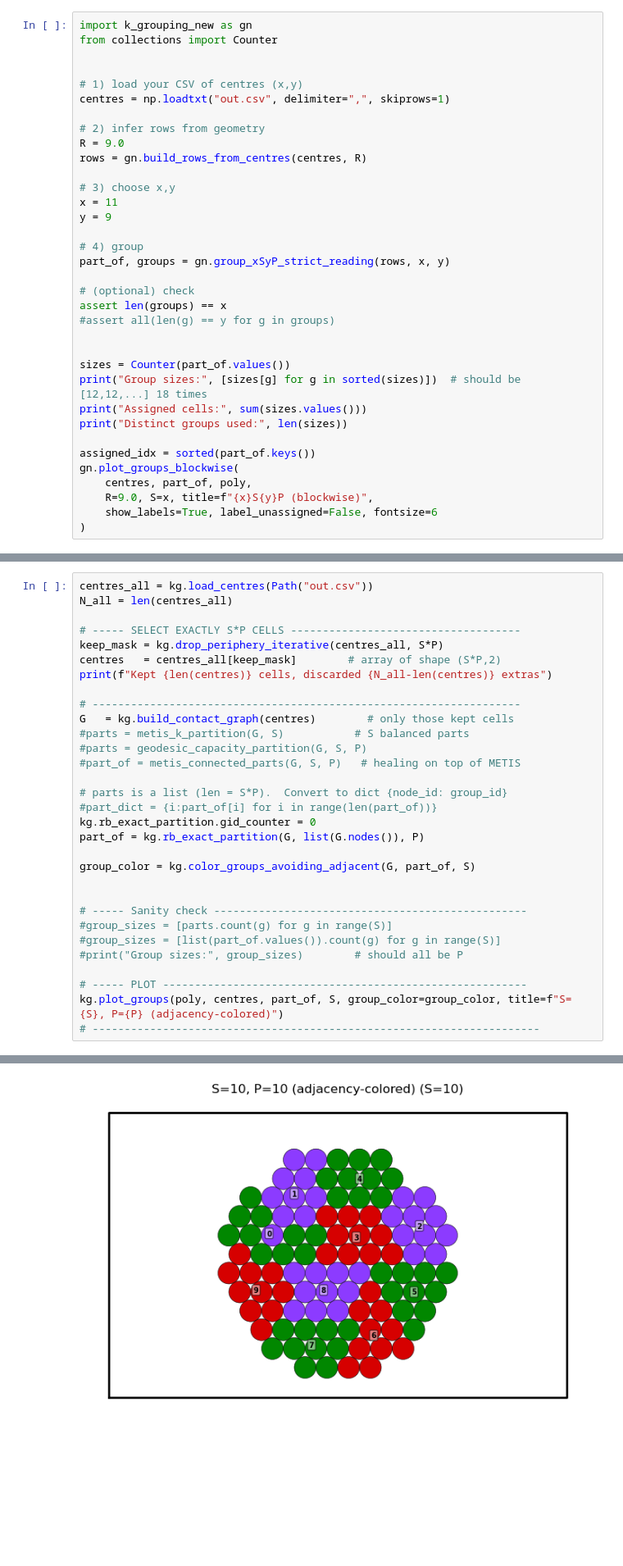
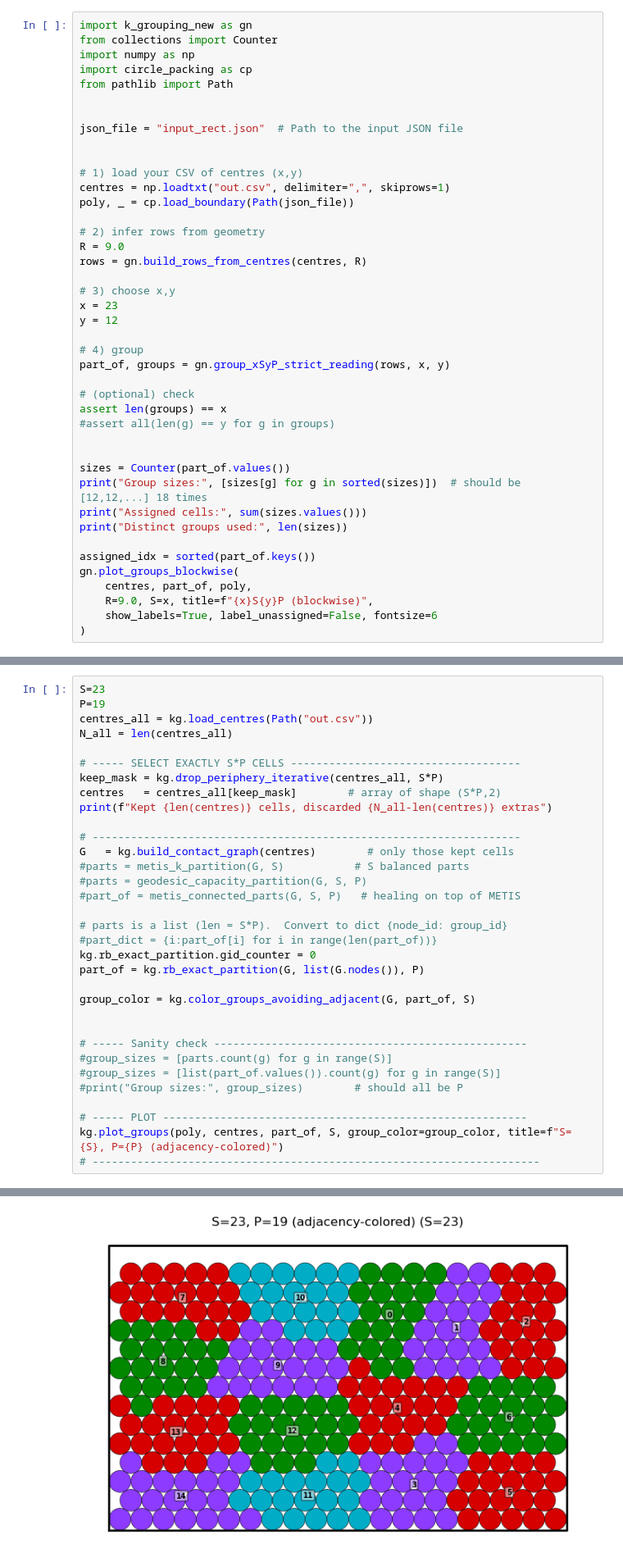
Before and after one commit to adducec03/2BD_project, a Jupyter notebook: new_version/notebook.ipynb, the cells around one changed output, grey strips where cells are left out. Shown at 82% size. Drawn from its saved outputs; the diff is of its cells as text; blank space fills up the shorter version.

```diff
--- a/new_version/notebook.ipynb
+++ b/new_version/notebook.ipynb
@@ -84,18 +84,25 @@ Saved 287 circle centres to out.csv
 # %%
 import k_grouping_new as gn
 from collections import Counter
+import numpy as np
+import circle_packing as cp
+from pathlib import Path
+
+
+json_file = "input_rect.json"  # Path to the input JSON file
 
 
 # 1) load your CSV of centres (x,y)
 centres = np.loadtxt("out.csv", delimiter=",", skiprows=1)
+poly, _ = cp.load_boundary(Path(json_file))
 
 # 2) infer rows from geometry
 R = 9.0
 rows = gn.build_rows_from_centres(centres, R)
 
 # 3) choose x,y
-x = 11
-y = 9
+x = 23
+y = 12
 
 # 4) group
 part_of, groups = gn.group_xSyP_strict_reading(rows, x, y)
@@ -138,4 +145,6 @@ Distinct groups used: 11
 # %%
+S=23
+P=19
 centres_all = kg.load_centres(Path("out.csv"))
 N_all = len(centres_all)
 
@@ -171,4 +180,4 @@ Kept 100 cells, discarded 187 extras
-[figure, old version]
+[figure, new version]
 # %%
 import series_ordering as so
 
```
Also changed, not shown: parts of 5 cells of this notebook, 1 other file.
